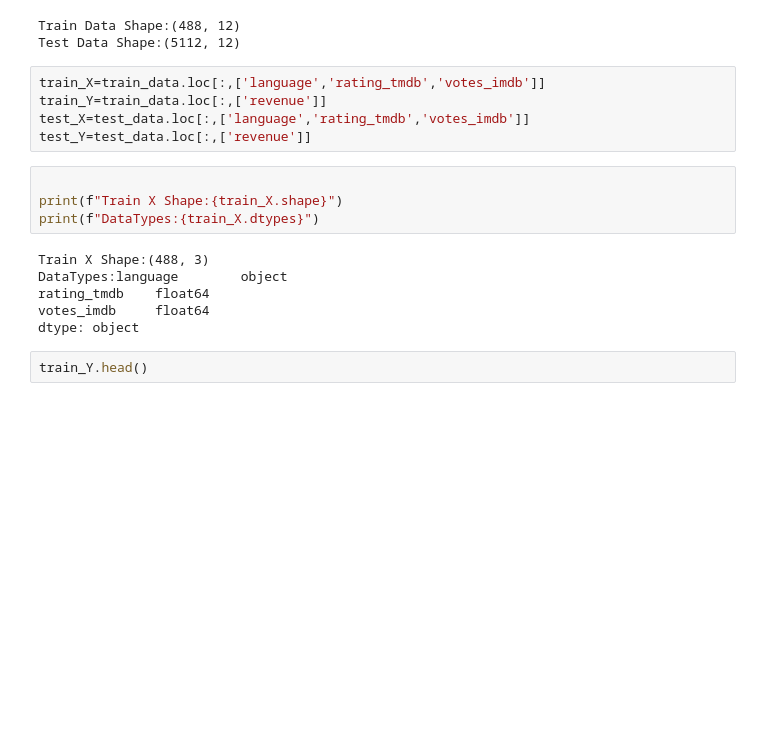
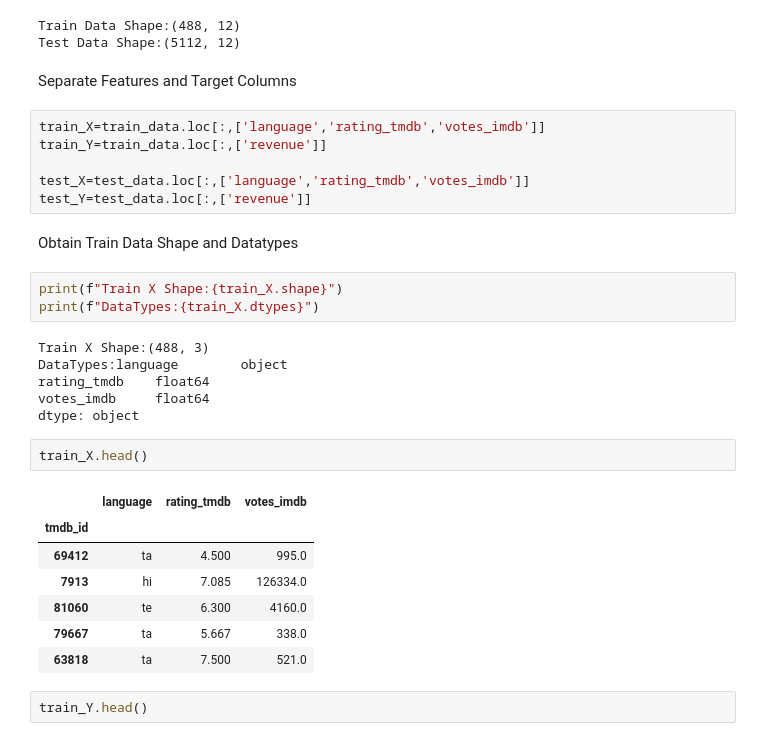
Before and after one commit to charan-435/DBMS-Project, a Jupyter notebook: regression.ipynb, the cells around one changed output. Saved outputs shown, nothing was run; the diff lists cells and outputs as text; blank space fills up the shorter version.

```diff
--- a/regression.ipynb
+++ b/regression.ipynb
@@ -47,13 +77,17 @@ print(f"Test Data Shape:{test_data.shape}")
 # %% [output]
 Train Data Shape:(488, 12)
 Test Data Shape:(5112, 12)
+# %% [markdown]
+Separate Features and Target Columns
 # %%
 train_X=train_data.loc[:,['language','rating_tmdb','votes_imdb']]
 train_Y=train_data.loc[:,['revenue']]
+
 test_X=test_data.loc[:,['language','rating_tmdb','votes_imdb']]
 test_Y=test_data.loc[:,['revenue']]
+# %% [markdown]
+Obtain Train Data Shape and Datatypes
 # %%
-
 print(f"Train X Shape:{train_X.shape}")
 print(f"DataTypes:{train_X.dtypes}")
 # %% [output]
@@ -62,6 +96,16 @@ DataTypes:language        object
 rating_tmdb    float64
 votes_imdb     float64
 dtype: object
+# %%
+train_X.head()
+# %% [output]
+|  | language | rating_tmdb | votes_imdb |
+| tmdb_id |  |  |  |
+| 69412 | ta | 4.500 | 995.0 |
+| 7913 | hi | 7.085 | 126334.0 |
+| 81060 | te | 6.300 | 4160.0 |
+| 79667 | ta | 5.667 | 338.0 |
+| 63818 | ta | 7.500 | 521.0 |
 # %%
 train_Y.head()
 # %% [output]
```
Also changed, not shown: parts of 20 cells of this notebook.
